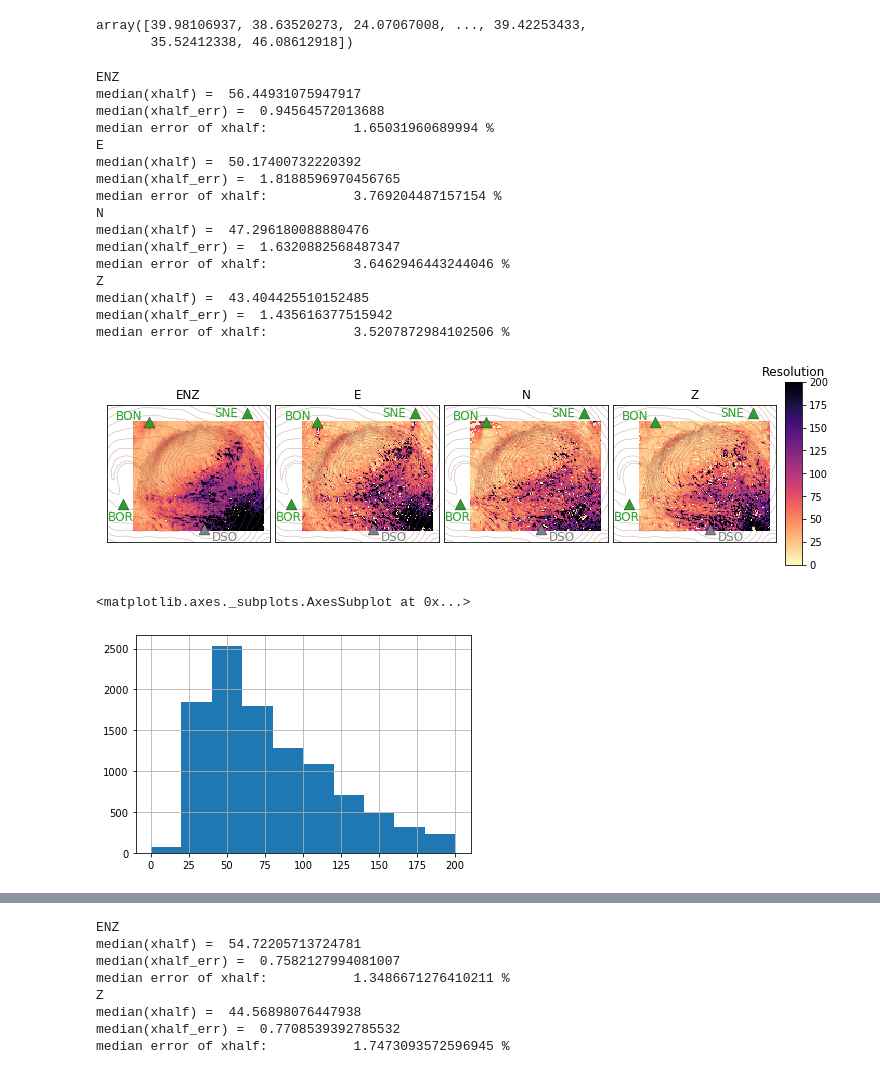
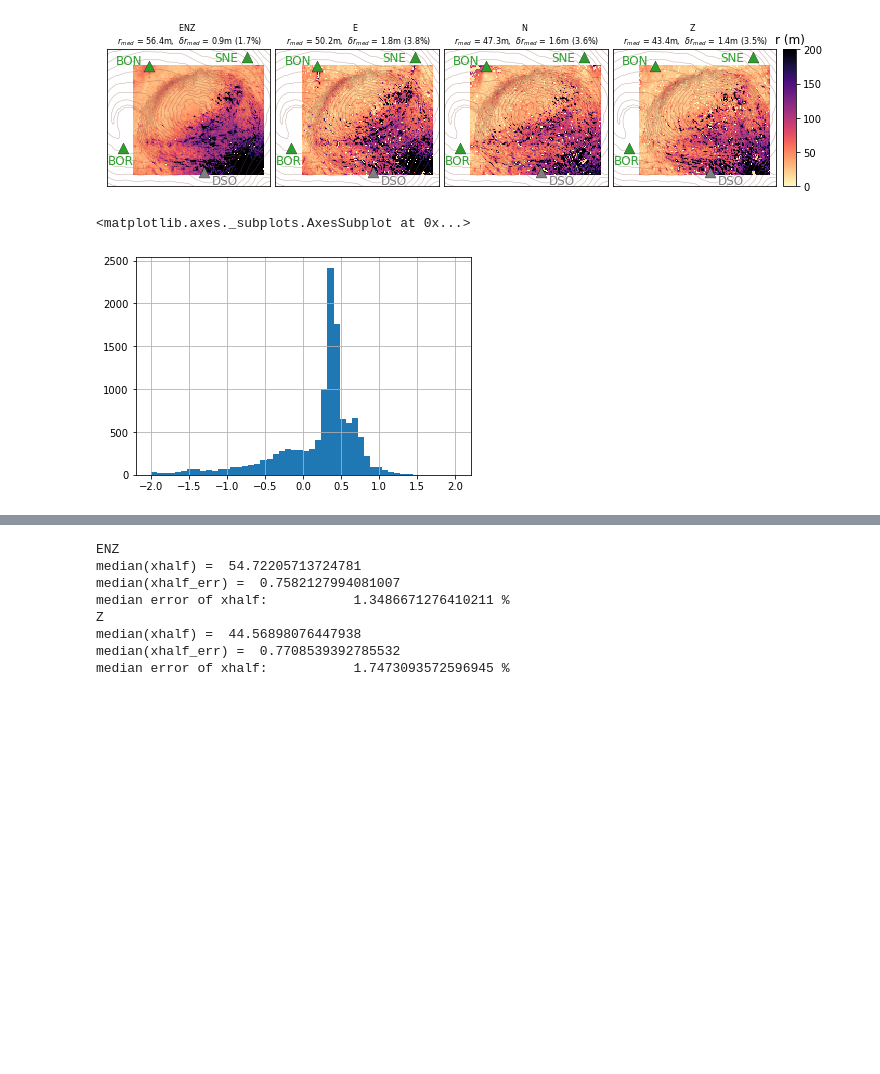
Before and after one commit to Jubeku/RF_localization, a Jupyter notebook: resolution_plot_paper.ipynb, the cells around one changed output, grey strips where cells are left out. Saved outputs shown, nothing was run; the diff lists cells and outputs as text; code cells hidden in the pictures; blank space fills up the shorter version.

```diff
--- a/resolution_plot_paper.ipynb
+++ b/resolution_plot_paper.ipynb
@@ -23,7 +23,7 @@ ymin =  400.
 ymax = 1400.
 # %%
 ### FREQUENCY COMPARISON
-filename  = 'resolution_exp_Z_'
+filename  = 'resolution_exp_ENZ_'
 #filename  = 'resolution_exp_Z_noise_normal3277e-26_rmSingularity_'
 freqbands = ['BP3to7', 'BP8to12', 'BP13to17']
 # %%
@@ -85,31 +85,31 @@ for fb, ax_im in zip(freqbands, axes):
     ax_im.set_xticks([])
     ax_im.set_yticks([])
 
-    ax_im.set_title(fb)
+    ax_im.set_title(
+        '{} \n $r_{{med}}$ = {:.1f}m,  $\delta r_{{med}}$ = {:.1f}m ({:.1f}%)'.format(
+        fb,
+        data['xhalf'].median(),
+        data['xhalf_err'].median() ,
+        data['xhalf_error'].median() ),
+        fontsize=10
+                   )
 
 
     picks = [3398, 5606, 9959, 9896, 4069]
-    picks = [9896]
-
-    picks = [9410]
-    #print(data.x[picks])
-    #print(data.y[picks])
-
-
+    #picks = [9896]
+    picks = [3000]
     xpicks = np.array(data.x[picks])
     ypicks = np.array(data.y[picks])
-    ax_im.scatter(xpicks, ypicks, s=5, facecolors='none', edgecolors='C0')
-
-    print(data.loc[picks])
+    #ax_im.scatter(xpicks, ypicks, s=5, facecolors='none', edgecolors='C0')
 
 
 ax_cb = fig.add_axes([0.91,0.2,0.02,0.605])
 cb = plt.colorbar(im, cax=ax_cb)
-ax_cb.set_title('Resolution')
+ax_cb.set_title('r (m)')
 #cb = plt.colorbar(im)
 #cb.set_label('Resolution proxy (m)')
 
 fig.subplots_adjust(wspace=0.03)
-fig.savefig('resolution/paper/resolution_frequency_comparison_w.png', bbox_inches = 'tight', dpi=200)
+fig.savefig('resolution/paper/resolution_frequency_comparison_w_ENZ.png', bbox_inches = 'tight', dpi=200)
 # %% [output]
 BP3to7
@@ -148,8 +128,3 @@ plt.pcolormesh(x, y, en, vmin=0, vmax=1e-23, cmap='magma_r')
-# %%
-np.array(data.xhalf)
-# %% [output]
-array([39.98106937, 38.63520273, 24.07067008, ..., 39.42253433,
-       35.52412338, 46.08612918])
 # %%
 ### CHANNEL COMPARISON
 filename1 = 'resolution_exp_'
@@ -174,11 +149,13 @@ for ch, ax_im in zip(channels, axes):
     data['error'] = np.abs(100/data['res_k']*data['res_k_err'])
     data['xhalf_error'] = 100/data['xhalf']*data['xhalf_err']
 
+    """
     print(ch)
     print('median(xhalf) = ', data['xhalf'].median())
     print('median(xhalf_err) = ', data['xhalf_err'].median())
     print('median error of xhalf:          ', (data['xhalf_error'].median()), '%')
-    #print('median(b) = ', data['res_b'].median())
+    print('median(b) = ', data['res_b'].median())
+    """
 
     #PLOTTING
     im = ax_im.imshow(res,
@@ -202,61 +179,54 @@ for ch, ax_im in zip(channels, axes):
             yanno =   20.
         elif iista == 1:
             xanno = -140.
             yanno = -150.
         elif iista == 2:
             xanno =   70.
             yanno = -110.
         elif iista == 3:
             xanno = -300.
             yanno =  -30.
         anno = (stas_array[iista])
         ax_im.annotate(anno, xy=(srcs[iista,0],srcs[iista,1]),
                 xytext=(srcs[iista,0]+xanno,srcs[iista,1]+yanno),
                 size=12, color=c)
 
     ax_im.set_xlim(xx[0]+400., xx[-1]-200.)
     ax_im.set_ylim(yy[0]+300., yy[-1]-250.)
 
     ax_im.set_xticks([])
     ax_im.set_yticks([])
 
-    ax_im.set_title(ch)
+    ax_im.set_title(
+        '{} \n $r_{{med}}$ = {:.1f}m,  $\delta r_{{med}}$ = {:.1f}m ({:.1f}%)'.format(
+        ch,
+        data['xhalf'].median(),
+        data['xhalf_err'].median() ,
+        data['xhalf_error'].median() ),
+        fontsize=8
+                   )
 
 
-ax_cb = fig.add_axes([0.91,0.2,0.02,0.605])
+ax_cb = fig.add_axes([0.908,0.276,0.015,0.451])
 cb = plt.colorbar(im, cax=ax_cb)
-ax_cb.set_title('Resolution')
+ax_cb.set_title('r (m)')
 #cb = plt.colorbar(im)
 #cb.set_label('Resolution proxy (m)')
 
 fig.subplots_adjust(wspace=0.03)
 fig.savefig('resolution/paper/resolution_channel_comparison_w.png', bbox_inches = 'tight', dpi=200)
 # %% [output]
-ENZ
-median(xhalf) =  56.44931075947917
-median(xhalf_err) =  0.94564572013688
-median error of xhalf:           1.65031960689994 %
-E
-median(xhalf) =  50.17400732220392
-median(xhalf_err) =  1.8188596970456765
-median error of xhalf:           3.769204487157154 %
-N
-median(xhalf) =  47.296180088880476
-median(xhalf_err) =  1.6320882568487347
-median error of xhalf:           3.6462946443244046 %
-Z
-median(xhalf) =  43.404425510152485
-median(xhalf_err) =  1.435616377515942
-median error of xhalf:           3.5207872984102506 %
-[figure, old version]
+[figure, new version]
 # %%
-data = pd.read_csv('resolution/resolution_exp_ENZ_BONBORSNE_noise_normal3277e-26_rmSingularity_BP13to17.csv')
+data = pd.read_csv('resolution/resolution_exp_ENZ_BONBORSNE.csv')
+#data = pd.read_csv('resolution/resolution_exp_ENZ_BONBORSNE_noise_normal3277e-26_rmSingularity_BP13to17.csv')
 data['xhalf'] = np.log(decay_level)/data.res_k
 data['xhalf'] = data['xhalf'].fillna(10000.)
 data['xhalf_err'] = - np.log(decay_level)/(data.res_k**2) * data.res_k_err
 
-data['xhalf'].replace([np.inf, -np.inf], np.nan).dropna().hist(range=(0, 200))
+#data['xhalf'].replace([np.inf, -np.inf], np.nan).dropna().hist(range=(0, 200))
+data['res_b'].hist(bins=50, range=(-2, 2))
 # %% [output]
 <matplotlib.axes._subplots.AxesSubplot at 0x...>
-[figure, old version]
+[figure, new version]
 # %%
```
Also changed, not shown: parts of 5 cells of this notebook, 2 other files.
